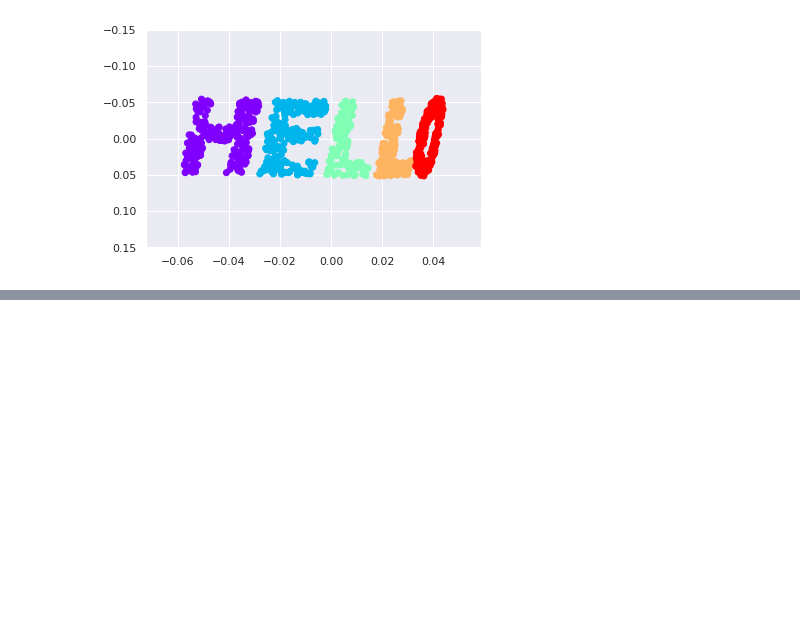
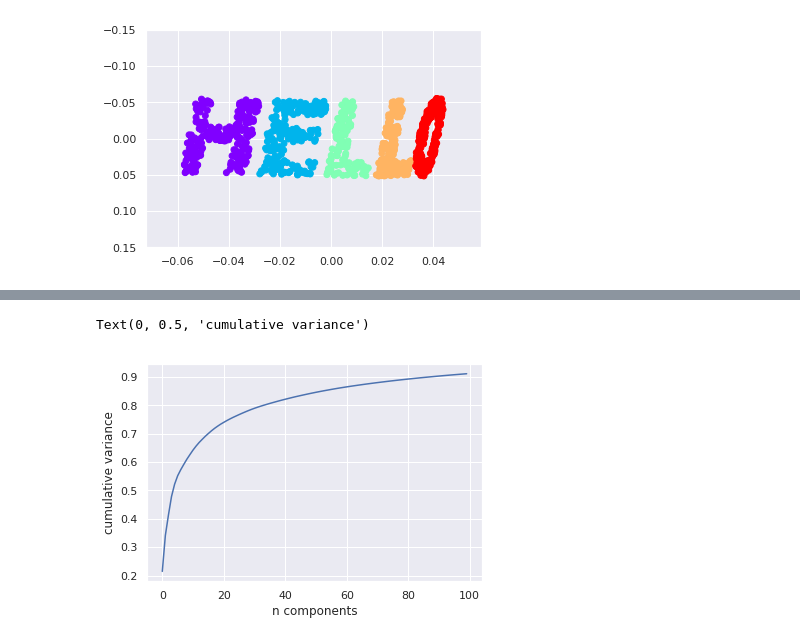
Before and after one commit to thimi0412/PythonDataScinence, a Jupyter notebook: scikit-lean-pra/manifold_learning.ipynb, the cells around one changed output, grey strips where cells are left out. Drawn from its saved outputs; the diff is of its cells as text; code cells hidden in the pictures; blank space fills up the shorter version.

```diff
--- a/scikit-lean-pra/manifold_learning.ipynb
+++ b/scikit-lean-pra/manifold_learning.ipynb
@@ -163,0 +181,9 @@ ax.set_ylim(0.15, -0.15);
+# %%
+model = PCA(100, svd_solver='randomized').fit(faces.data)
+# %%
+plt.plot(np.cumsum(model.explained_variance_ratio_))
+plt.xlabel('n components')
+plt.ylabel('cumulative variance')
+# %% [output]
+Text(0, 0.5, 'cumulative variance')
+[figure, added]
```
Also changed, not shown: parts of 6 cells of this notebook.
